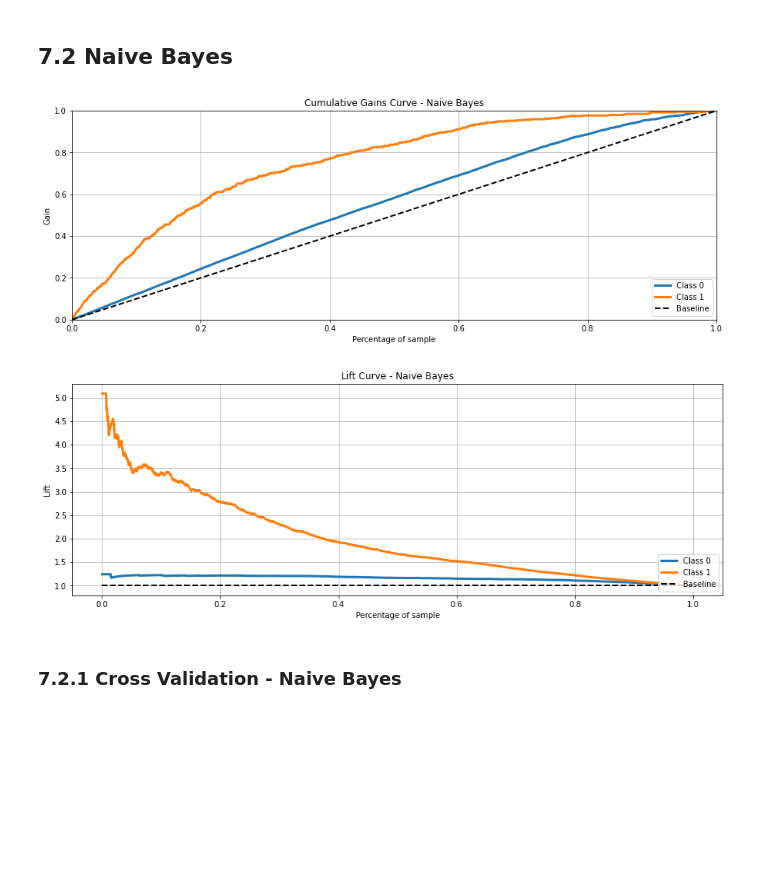
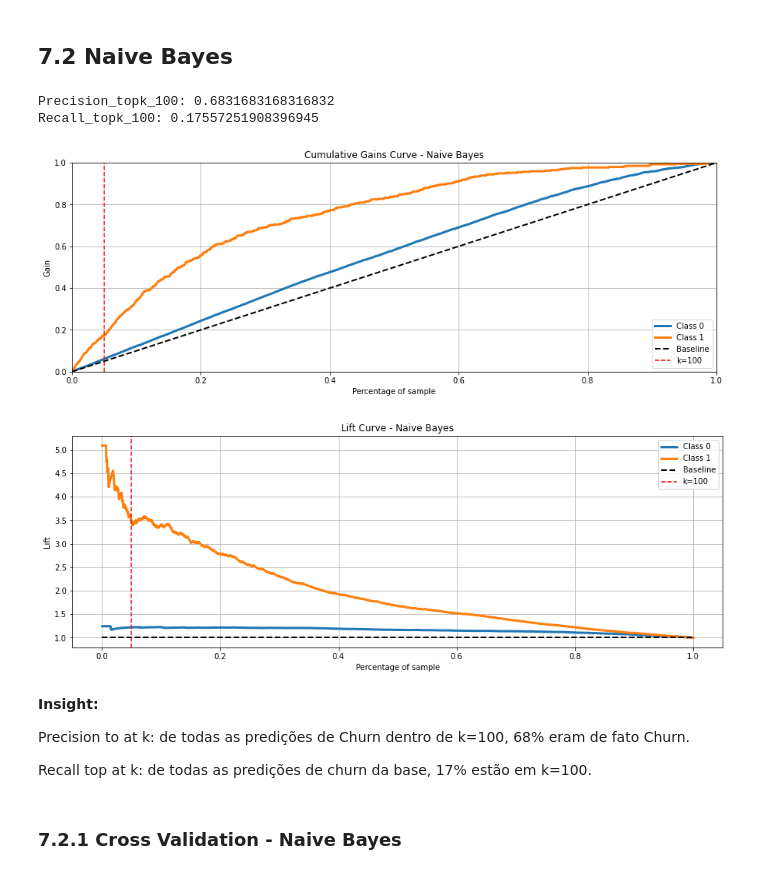
Before and after one commit to Jhonatanslopes/Bank-Customer-Churn, a Jupyter notebook: Notebook/notebook.ipynb, the cells around one changed output. Cells and saved outputs as stored; diff of their text form; code cells hidden in the pictures; blank space fills up the shorter version.

```diff
--- a/Notebook/notebook.ipynb
+++ b/Notebook/notebook.ipynb
@@ -482,3 +505,5 @@ df2['category_balance'] = df2['balance'].apply(lambda x: 'higher balance' if x >
+# %%
+df2.drop(columns=['row_number', 'surname', 'customer_id'], inplace=True)
 # %% [markdown]
 # 4.0 EDA
 # %% [markdown]
@@ -779,5 +792,3 @@ df5['credit_score_category'] = df5['credit_score_category'].map({'ruim': 0, 'reg
-# %%
-df5.drop(columns=['row_number', 'surname', 'customer_id'], inplace=True)
 # %% [markdown]
 ## 5.3 Divisão de Dados
 # %% [markdown]
@@ -912,15 +922,41 @@ plot_curve('Baseleine Model', y_pred=yhat_baseline, y_true=y_test)
 # %% [markdown]
 ## 7.2 Naive Bayes
 # %%
-performance = x_test.copy()
+# define model
 naive_bayes = GaussianNB()
 
+# training and predict
 bayes_trained = naive_bayes.fit(x_train, y_train)
 yhat_bayes = bayes_trained.predict_proba(x_test)
 
+# Add prob in the data to cumpute metric
+x_test_bayes = x_test.copy()
+x_test_bayes['response'] = y_test
+
+# Propensity score
+x_test_bayes['score'] = list(yhat_bayes[:, 1])
+
+# Sort clients by propensity score
+x_test_bayes = x_test_bayes.sort_values(by='score', ascending=False)
+
+# Compute precision at K
+k = 100
+porcentage_k = 100 / len(x_test)
+print(f'Precision_topk_{k}:', precision_at_k(x_test_bayes, k=k))
+print(f'Recall_topk_{k}:', recall_at_k(x_test_bayes, k=k))
+
+# plot curve
 plot_curve('Naive Bayes', y_pred=yhat_bayes, y_true=y_test)
 # %% [output]
+Precision_topk_100: 0.6831683168316832
+Recall_topk_100: 0.17557251908396945
-[figure, old version]
+[figure, new version]
-[figure, old version]
+[figure, new version]
+# %% [markdown]
+**Insight:**
+
+Precision to at k: de todas as predições de Churn dentro de k=100, 68% eram de fato Churn.
+
+Recall top at k: de todas as predições de churn da base, 17% estão em k=100.
 # %% [markdown]
 ### 7.2.1 Cross Validation - Naive Bayes
```
Also changed, not shown: parts of 18 cells of this notebook.
